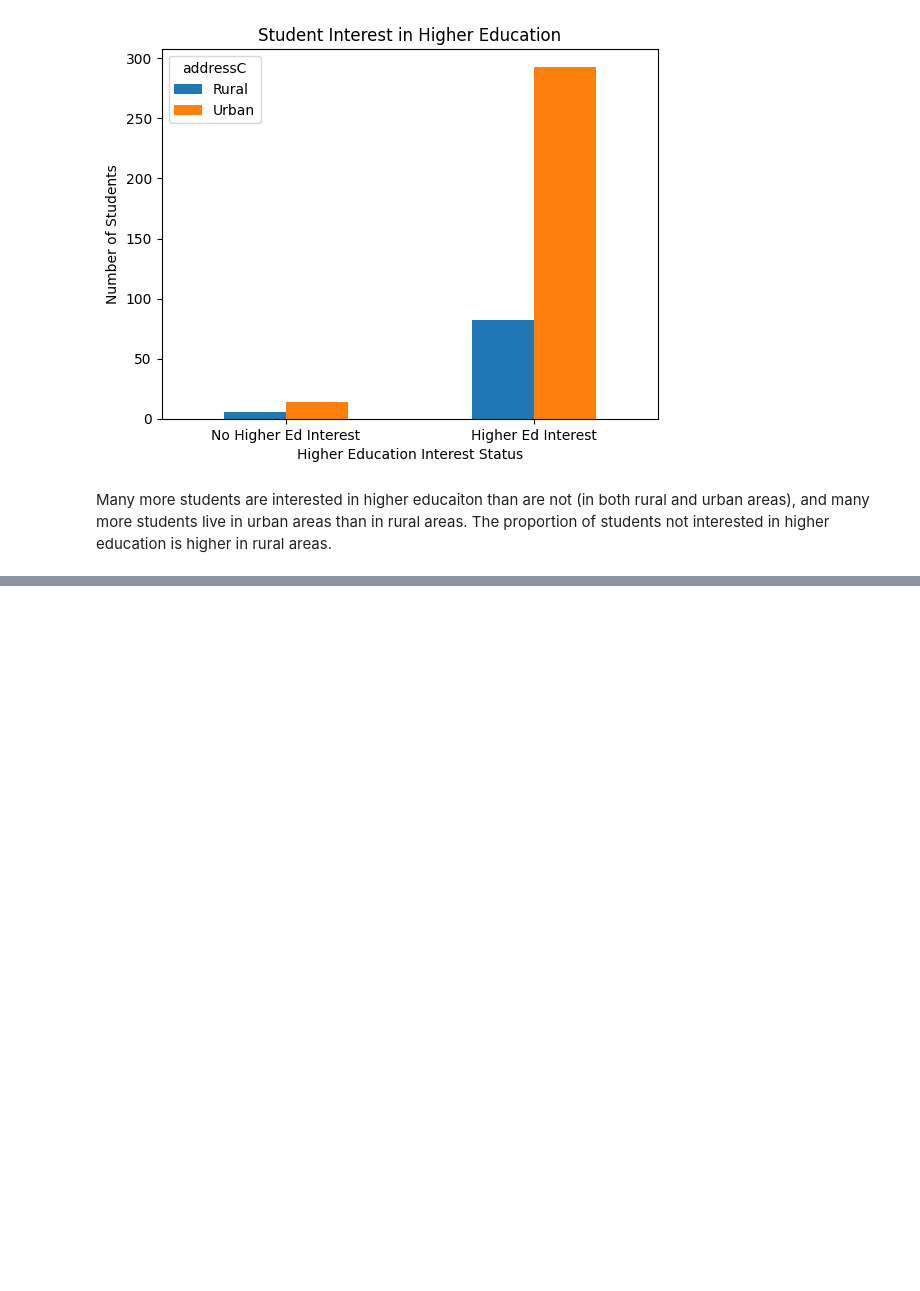
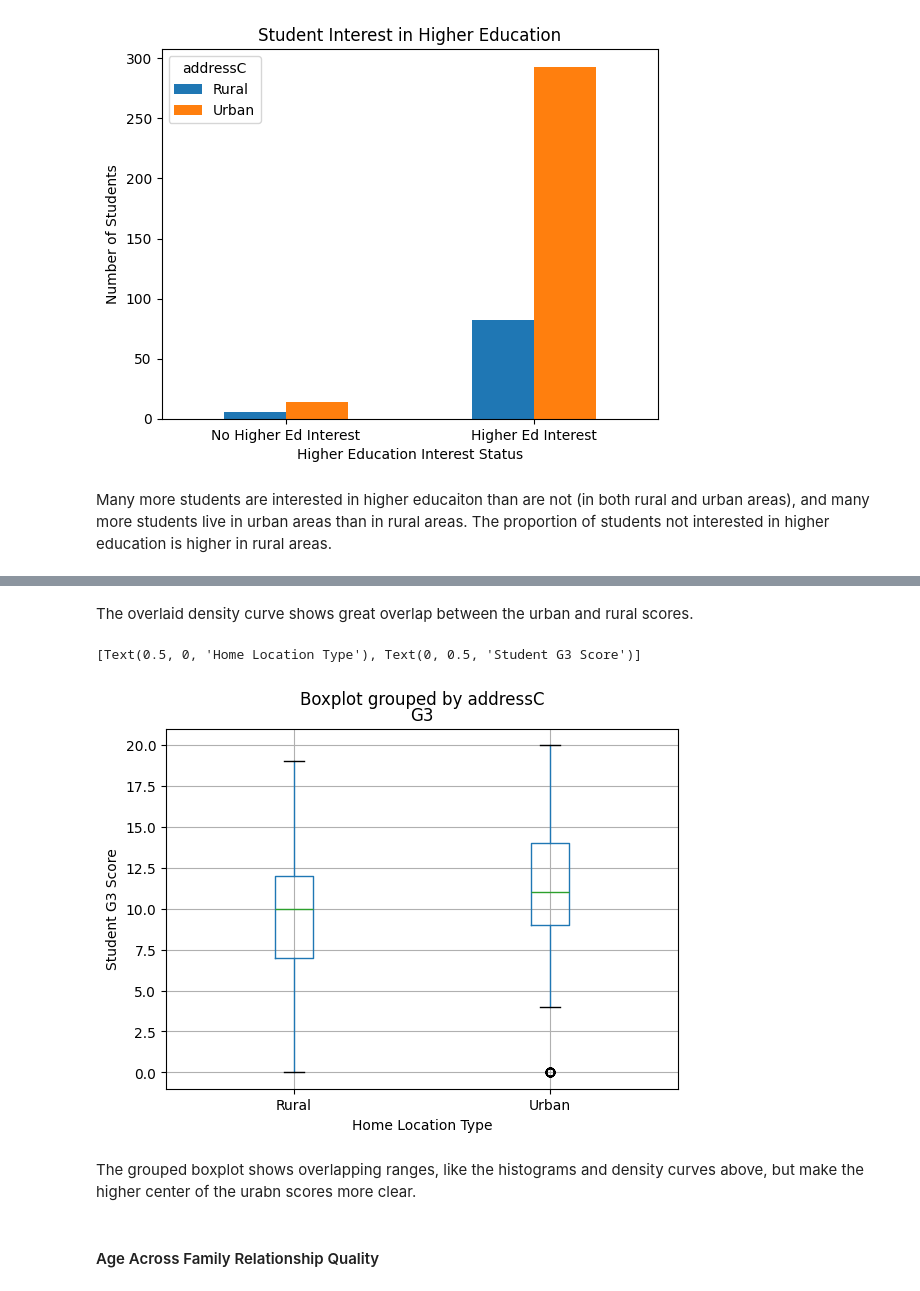
Before and after one commit to lytyler/ST554_Homework4, a Jupyter notebook: Homework4.ipynb, the cells around one changed output, grey strips where cells are left out. Drawn from its saved outputs; the diff is of its cells as text; code cells hidden in the pictures; blank space fills up the shorter version.

```diff
--- a/Homework4.ipynb
+++ b/Homework4.ipynb
@@ -285,0 +322,14 @@ Many more students are interested in higher educaiton than are not (in both rura
+# %% [markdown]
+The overlaid density curve shows great overlap between the urban and rural scores.
+# %%
+#Create grouped boxplots of G3 scores for urban vs. rural students
+student_data.boxplot(column = "G3", by = "addressC") \
+    .set(xlabel = "Home Location Type",
+         ylabel = "Student G3 Score")
+# %% [output]
+[Text(0.5, 0, 'Home Location Type'), Text(0, 0.5, 'Student G3 Score')]
+[figure, added]
+# %% [markdown]
+The grouped boxplot shows overlapping ranges, like the histograms and density curves above, but make the higher center of the urabn scores more clear.
+# %% [markdown]
+#### Age Across Family Relationship Quality
```
Also changed, not shown: parts of 7 cells of this notebook.
